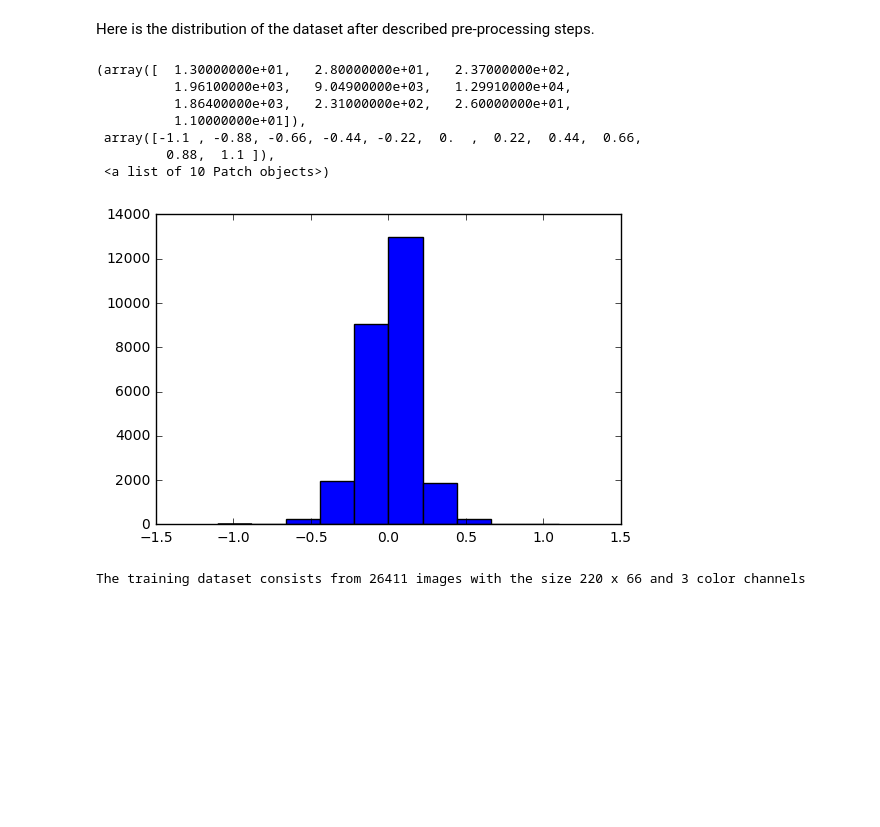
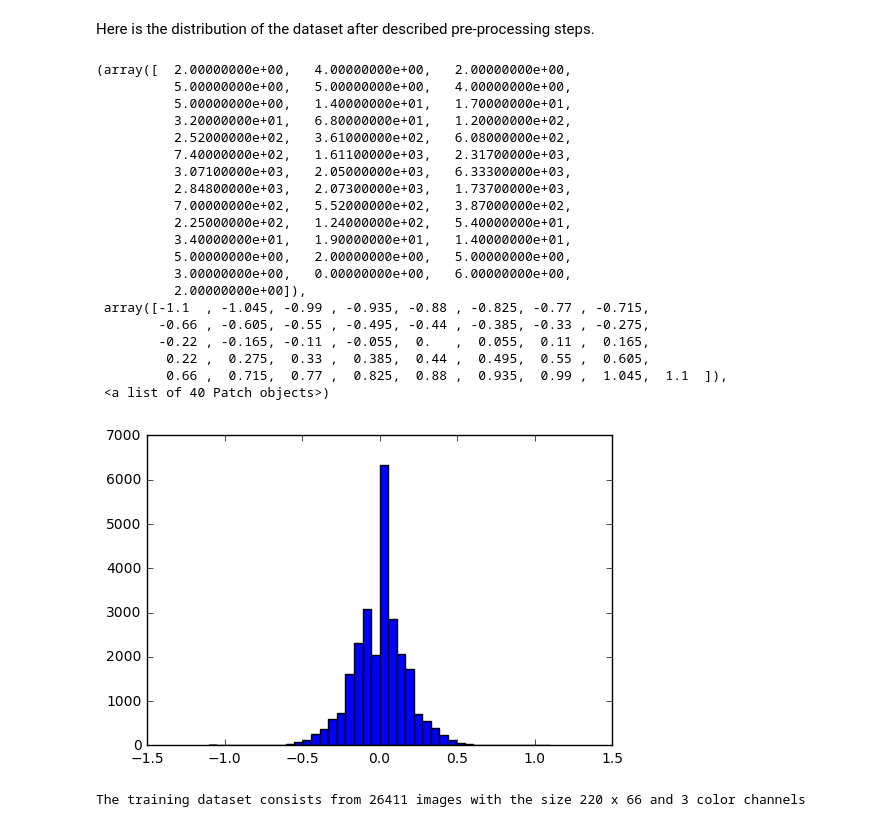
Before and after one commit to olegleyz/sdcnd-p3-behavioral-cloning-, a Jupyter notebook: workbook.ipynb, the cells around one changed output. Saved outputs shown, nothing was run; the diff lists cells and outputs as text; code cells hidden in the pictures; blank space fills up the shorter version.

```diff
--- a/workbook.ipynb
+++ b/workbook.ipynb
@@ -153,16 +157,29 @@ for i,val in enumerate(data[data.steering==0].iterrows()):
 # %% [markdown]
 Here is the distribution of the dataset after described pre-processing steps.
 # %%
-plt.hist(y_train)
+plt.hist(y_train, bins =40)
 # %% [output]
-(array([  1.30000000e+01,   2.80000000e+01,   2.37000000e+02,
-          1.96100000e+03,   9.04900000e+03,   1.29910000e+04,
-          1.86400000e+03,   2.31000000e+02,   2.60000000e+01,
-          1.10000000e+01]),
- array([-1.1 , -0.88, -0.66, -0.44, -0.22,  0.  ,  0.22,  0.44,  0.66,
-         0.88,  1.1 ]),
- <a list of 10 Patch objects>)
+(array([  2.00000000e+00,   4.00000000e+00,   2.00000000e+00,
+          5.00000000e+00,   5.00000000e+00,   4.00000000e+00,
+          5.00000000e+00,   1.40000000e+01,   1.70000000e+01,
+          3.20000000e+01,   6.80000000e+01,   1.20000000e+02,
+          2.52000000e+02,   3.61000000e+02,   6.08000000e+02,
+          7.40000000e+02,   1.61100000e+03,   2.31700000e+03,
+          3.07100000e+03,   2.05000000e+03,   6.33300000e+03,
+          2.84800000e+03,   2.07300000e+03,   1.73700000e+03,
+          7.00000000e+02,   5.52000000e+02,   3.87000000e+02,
+          2.25000000e+02,   1.24000000e+02,   5.40000000e+01,
+          3.40000000e+01,   1.90000000e+01,   1.40000000e+01,
+          5.00000000e+00,   2.00000000e+00,   5.00000000e+00,
+          3.00000000e+00,   0.00000000e+00,   6.00000000e+00,
+          2.00000000e+00]),
+ array([-1.1  , -1.045, -0.99 , -0.935, -0.88 , -0.825, -0.77 , -0.715,
+        -0.66 , -0.605, -0.55 , -0.495, -0.44 , -0.385, -0.33 , -0.275,
+        -0.22 , -0.165, -0.11 , -0.055,  0.   ,  0.055,  0.11 ,  0.165,
+         0.22 ,  0.275,  0.33 ,  0.385,  0.44 ,  0.495,  0.55 ,  0.605,
+         0.66 ,  0.715,  0.77 ,  0.825,  0.88 ,  0.935,  0.99 ,  1.045,  1.1  ]),
+ <a list of 40 Patch objects>)
-[figure, old version]
+[figure, new version]
 # %%
 print('The training dataset consists from {} images with the size {} x {} and {} color channels'
       .format(X_train.shape[0],X_train.shape[2],X_train.shape[1],X_train.shape[3]))
```
Also changed, not shown: parts of 5 cells of this notebook, 2 other files.
